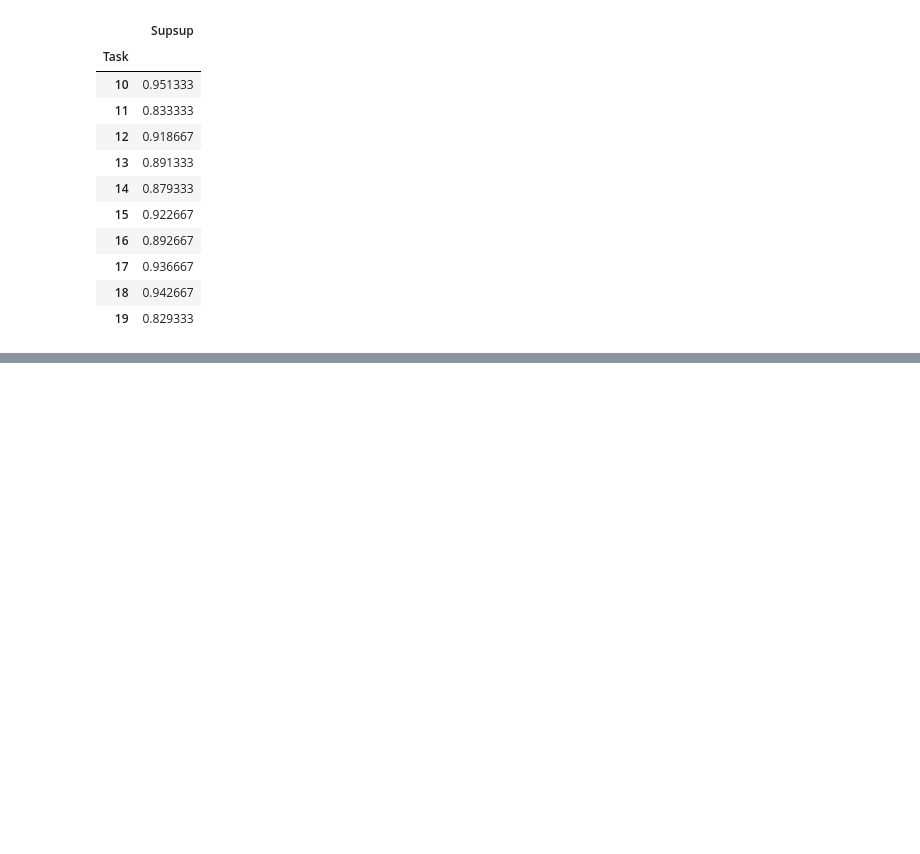
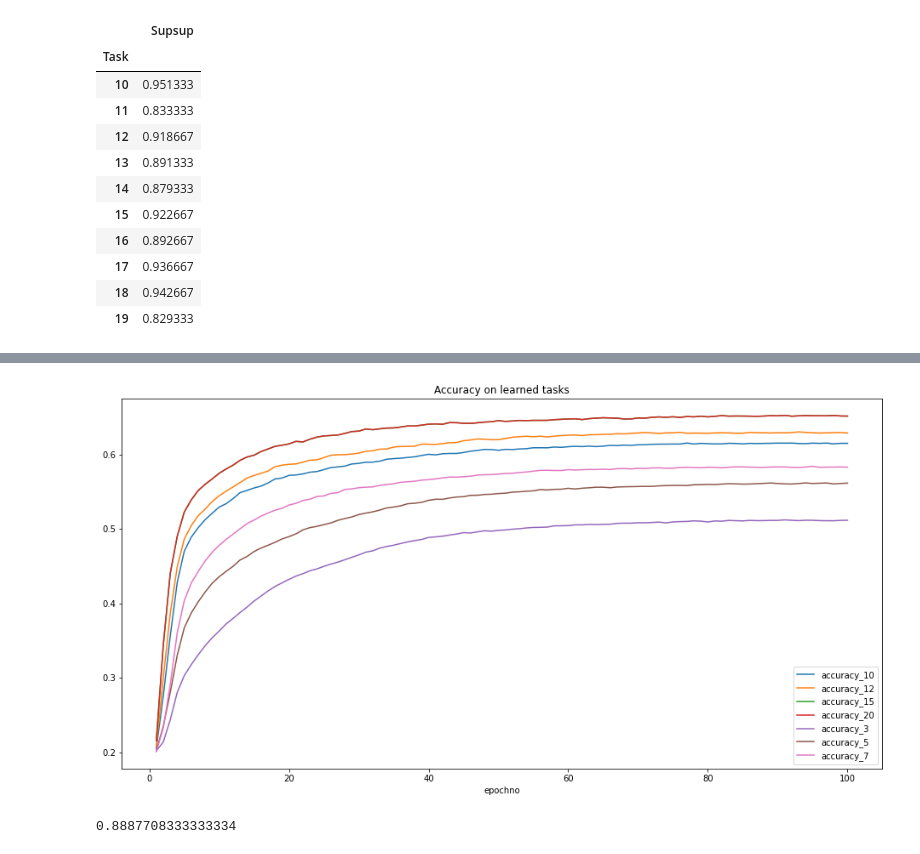
Before and after one commit to dhrupadb/supsup, a Jupyter notebook: notebooks/Experiments Analysis Multi Seed.ipynb, the cells around one changed output, grey strips where cells are left out. Cells and saved outputs as stored; diff of their text form; code cells hidden in the pictures; blank space fills up the shorter version.

```diff
--- a/notebooks/Experiments Analysis Multi Seed.ipynb
+++ b/notebooks/Experiments Analysis Multi Seed.ipynb
@@ -1665,0 +2027,7 @@ pd.concat([unseen[(unseen['Alpha Norm'] == 1.0) & (unseen['Lambda'] == 0.01)].gr
+# %%
+BASE_DATA_DIR = '/d/data_base/dsga1006/experiment_data/'
+# %%
+def load_exp(exp, mask_count):
+    df1 = pd.read_csv(os.path.join(BASE_DATA_DIR, exp), index_col=0)
+    df1['is_learned'] = df1['task'] < mask_count
+    return df1
@@ -1665,0 +2040,26 @@ pd.concat([unseen[(unseen['Alpha Norm'] == 1.0) & (unseen['Lambda'] == 0.01)].gr
+# %%
+m3 = load_exp('slurm_supsup_basis_gpu_3_results.csv', 3).rename(columns={'accuracy': 'accuracy_3', 'train_loss': 'train_loss_3', 'test_loss': 'test_loss_3', 'num_masks': 'num_masks_3', 'is_learned': 'is_learned_3'})
+m5 = load_exp(('slurm_supsup_basis_gpu_5_results.csv', 5)).rename(columns={'accuracy': 'accuracy_5', 'train_loss': 'train_loss_5', 'test_loss': 'test_loss_5', 'num_masks': 'num_masks_5', 'is_learned': 'is_learned_5'})
+m7 = load_exp(('slurm_supsup_basis_gpu_7_results.csv', 7)).rename(columns={'accuracy': 'accuracy_7', 'train_loss': 'train_loss_7', 'test_loss': 'test_loss_7', 'num_masks': 'num_masks_7', 'is_learned': 'is_learned_7'})
+m10 = load_exp(('slurm_supsup_basis_gpu_10_results.csv', 10)).rename(columns={'accuracy': 'accuracy_10', 'train_loss': 'train_loss_10', 'test_loss': 'test_loss_10', 'num_masks': 'num_masks_10', 'is_learned': 'is_learned_10'})
+m12 = load_exp(('slurm_supsup_basis_gpu_12_results.csv', 12)).rename(columns={'accuracy': 'accuracy_12', 'train_loss': 'train_loss_12', 'test_loss': 'test_loss_12', 'num_masks': 'num_masks_12', 'is_learned': 'is_learned_12'})
+m15 = load_exp(('slurm_supsup_basis_gpu_15_results.csv', 15)).rename(columns={'accuracy': 'accuracy_15', 'train_loss': 'train_loss_15', 'test_loss': 'test_loss_15', 'num_masks': 'num_masks_15', 'is_learned': 'is_learned_15'})
+m20 = load_exp(('slurm_supsup_basis_gpu_15_results.csv', 20)).rename(columns={'accuracy': 'accuracy_20', 'train_loss': 'train_loss_20', 'test_loss': 'test_loss_20', 'num_masks': 'num_masks_20', 'is_learned': 'is_learned_20'})
+
+merged = m3.merge(m5, on=['exp_no', 'seed_val', 'sparsity', 'task', 'epochno', 'ID'])\
+     .merge(m7, on=['exp_no', 'seed_val', 'sparsity', 'task', 'epochno', 'ID'])\
+     .merge(m10, on=['exp_no', 'seed_val', 'sparsity', 'task', 'epochno', 'ID'])\
+     .merge(m12, on=['exp_no', 'seed_val', 'sparsity', 'task', 'epochno', 'ID'])\
+     .merge(m15, on=['exp_no', 'seed_val', 'sparsity', 'task', 'epochno', 'ID'])\
+     .merge(m20, on=['exp_no', 'seed_val', 'sparsity', 'task', 'epochno', 'ID'])
+
+merged.pivot_table(values=[c for c in merged.columns if c.startswith('accuracy')], index='epochno', columns=['task']).mean(axis=1, level=0)\
+     .plot(title="Accuracy on learned tasks", figsize=(16,8))
+
+plt.show()
+# %% [output]
+[figure, added]
+# %%
+baseline.groupby(['Sparsity'])['Best Val'].mean().mean()
+# %% [output]
+0.8887708333333334
```
Also changed, not shown: parts of 54 cells of this notebook, 3 other files.
